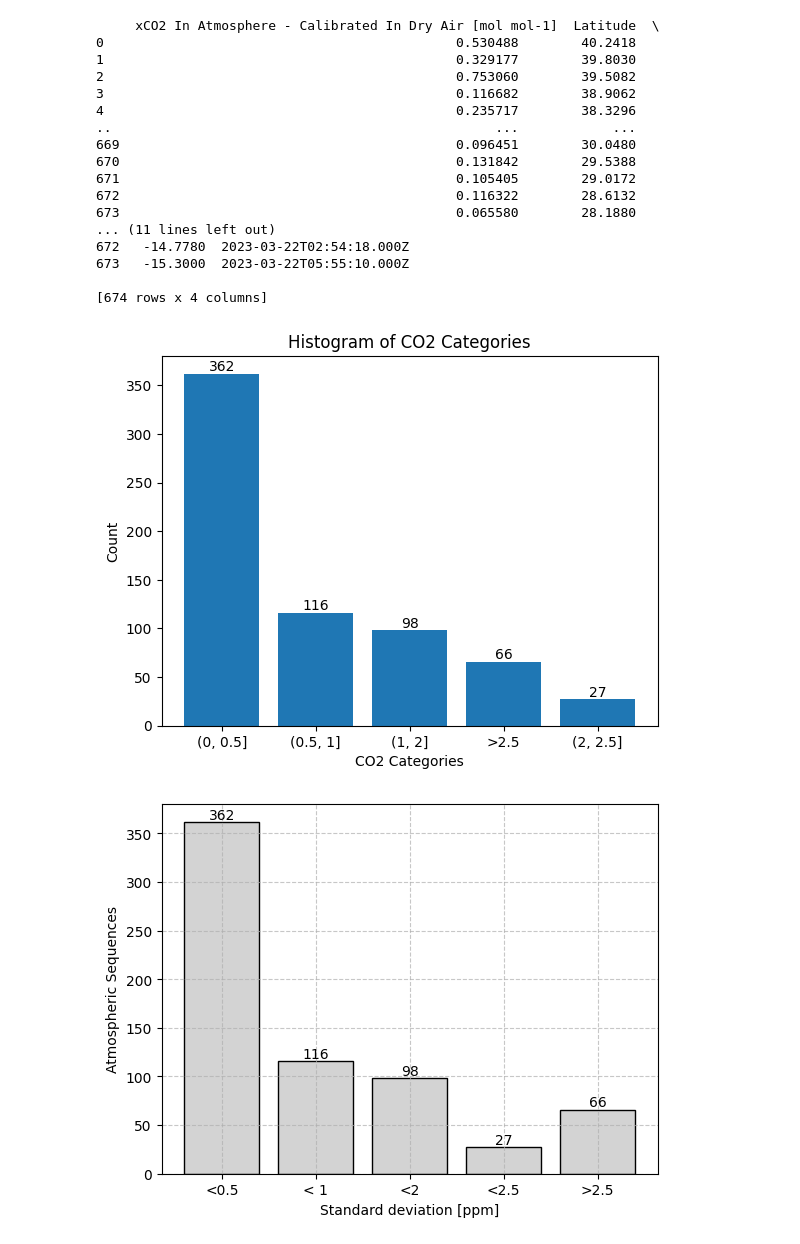
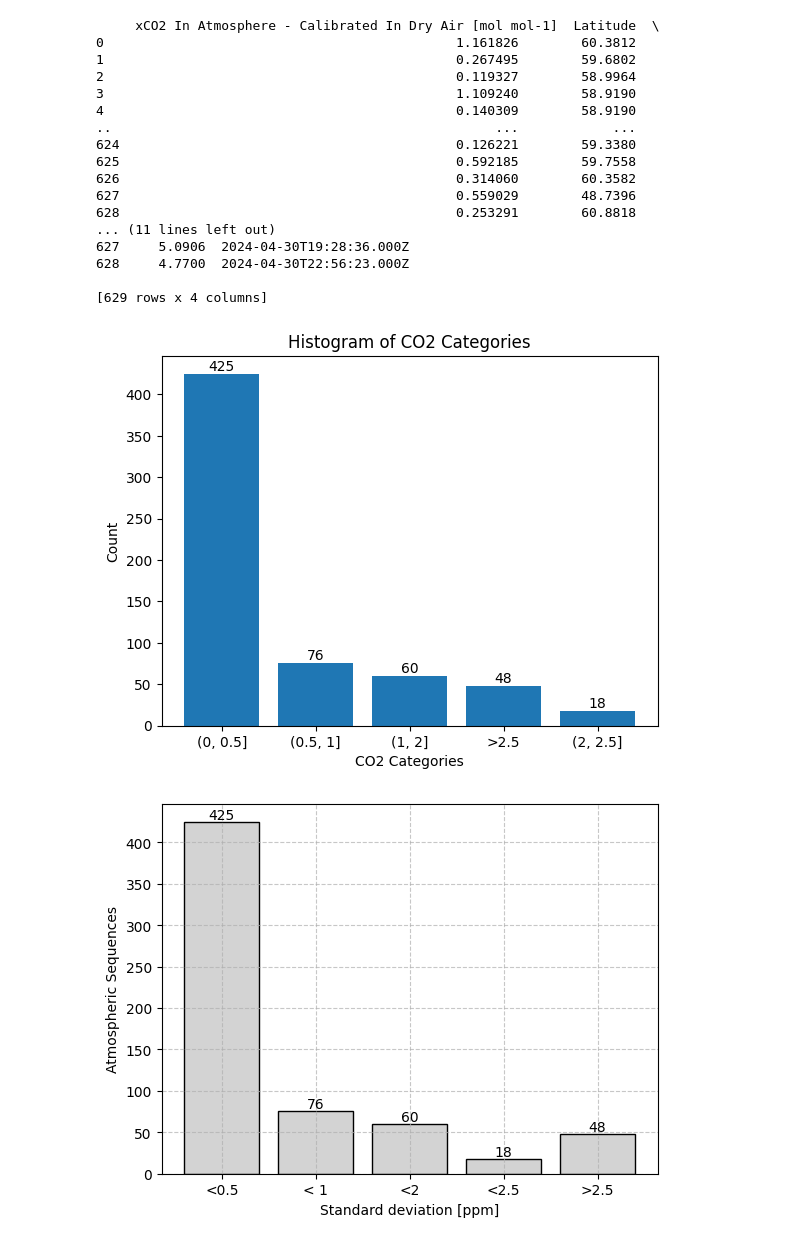
Before and after one commit to squaregoldfish/PLOTS_QUINCE, a Jupyter notebook: Plot_CO2_atm_oce.ipynb, the cells around one changed output. Saved outputs shown, nothing was run; the diff lists cells and outputs as text; code cells hidden in the pictures.

```diff
--- a/Plot_CO2_atm_oce.ipynb
+++ b/Plot_CO2_atm_oce.ipynb
@@ -30,0 +50,6 @@ dff
+# %%
+station_name = 'Sea Cargo Express'
+dataset = 'MLSC20231209'
+xco2_col = 'xCO2 In Atmosphere - Calibrated In Dry Air [mol mol-1]'
+
+xco2_record_type_col = f'{xco2_col} Type'
@@ -31,14 +67,24 @@ dff
+# %%
+datapath=f'input/{station_name}/{dataset}/dataset/ICOS OTC Labelling/{dataset}.csv'
+df=pd.read_csv(datapath)
+
+# Remove invalid data
+#df = df[df[water_flow_column] < 100]
+
+# Reset dataset indices
+df = df.reindex()
+
+df_ocean = df
 # %%
-# Assuming dff is your DataFrame
 # Find consecutive sequences of 'M' in 'xCO2 In Atmosphere - Calibrated In Dry Air [mol mol-1] Type'
-sequences = (dff['xCO2 In Atmosphere - Calibrated In Dry Air [mol mol-1] Type'] != dff['xCO2 In Atmosphere - Calibrated In Dry Air [mol mol-1] Type'].shift()).cumsum()
+sequences = (df[xco2_record_type_col] != df[xco2_record_type_col].shift()).cumsum()
 
 # Filter rows where 'xCO2 In Atmosphere - Calibrated In Dry Air [mol mol-1] Type' is 'M'
-m_sequences = dff[dff['xCO2 In Atmosphere - Calibrated In Dry Air [mol mol-1] Type'] == 'M']
+m_sequences = df[df[xco2_record_type_col] == 'M']
 
 # Group by consecutive sequences and calculate the required values
 df_oc_filtered = m_sequences.groupby(sequences).agg({
-    'xCO2 In Atmosphere - Calibrated In Dry Air [mol mol-1]': 'std',
+    xco2_col: 'std',
     'Latitude': 'mean',
     'Longitude': 'mean',
     'Date/Time': 'first'
@@ -51,29 +97,29 @@ df_oc_filtered.reset_index(drop=True, inplace=True)
 print(df_oc_filtered)
 # %% [output]
      xCO2 In Atmosphere - Calibrated In Dry Air [mol mol-1]  Latitude  \
-0                                             0.530488        40.2418
-1                                             0.329177        39.8030
-2                                             0.753060        39.5082
-3                                             0.116682        38.9062
-4                                             0.235717        38.3296
+0                                             1.161826        60.3812
+1                                             0.267495        59.6802
+2                                             0.119327        58.9964
+3                                             1.109240        58.9190
+4                                             0.140309        58.9190
 ..                                                 ...            ...
-669                                           0.096451        30.0480
-670                                           0.131842        29.5388
-671                                           0.105405        29.0172
-672                                           0.116322        28.6132
-673                                           0.065580        28.1880
+624                                           0.126221        59.3380
+625                                           0.592185        59.7558
+626                                           0.314060        60.3582
+627                                           0.559029        48.7396
+628                                           0.253291        60.8818
 ... (11 lines left out)
-672   -14.7780  2023-03-22T02:54:18.000Z
-673   -15.3000  2023-03-22T05:55:10.000Z
+627     5.0906  2024-04-30T19:28:36.000Z
+628     4.7700  2024-04-30T22:56:23.000Z
 
-[674 rows x 4 columns]
+[629 rows x 4 columns]
 # %%
 # Assuming 'result' is your DataFrame with calculated values
 # Define custom bins
 bins = [0, 0.5, 1, 2, 2.5, float('inf')]
 
 # Categorize 'xCO2 In Atmosphere - Calibrated In Dry Air [mol mol-1]' into specified bins
-df_oc_filtered['CO2 Categories'] = pd.cut(df_oc_filtered['xCO2 In Atmosphere - Calibrated In Dry Air [mol mol-1]'], bins=bins, labels=['(0, 0.5]', '(0.5, 1]', '(1, 2]', '(2, 2.5]', '>2.5'])
+df_oc_filtered['CO2 Categories'] = pd.cut(df_oc_filtered[xco2_col], bins=bins, labels=['(0, 0.5]', '(0.5, 1]', '(1, 2]', '(2, 2.5]', '>2.5'])
 
 # Count the occurrences in each category
 category_counts = df_oc_filtered['CO2 Categories'].value_counts()
@@ -93,42 +139,42 @@ for i, count in enumerate(category_counts):
 # Display the plot
 plt.show()
 # %% [output]
-[figure, old version]
+[figure, new version]
 # %%
-co2_values=df_oc_filtered['xCO2 In Atmosphere - Calibrated In Dry Air [mol mol-1]']
+co2_values=df_oc_filtered[xco2_col]
 
 # Assuming df_oc_filtered is your DataFrame with calculated values
 # Define custom bins and categories
 bins = [0, 0.5, 1, 2, 2.5, float('inf')]
 categories = ['<0.5', '< 1', '<2', '<2.5', '>2.5']
 
 # Categorize 'xCO2 In Atmosphere - Calibrated In Dry Air [mol mol-1]' into specified bins
-df_oc_filtered['CO2 Categories'] = pd.cut(df_oc_filtered['xCO2 In Atmosphere - Calibrated In Dry Air [mol mol-1]'], bins=bins, labels=categories)
+df_oc_filtered['CO2 Categories'] = pd.cut(df_oc_filtered[xco2_col], bins=bins, labels=categories)
 
 # Count the occurrences in each category
 category_counts = df_oc_filtered['CO2 Categories'].value_counts()
 
 # Set the order of the x-axis labels to be the same as the categories list
 order = categories
 
 # Create a bar plot (histogram) of the CO2 categories with specified order
 plt.bar(order, category_counts[order], color='lightgray', edgecolor='black')
 
 # Add the number of observations on top of each bar
 for i, count in enumerate(category_counts[order]):
     plt.text(i, count, str(count), ha='center', va='bottom')
 
 plt.grid(True, linestyle='--', alpha=0.7)
 
 
 
 # Set labels and title
 plt.xlabel('Standard deviation [ppm]')
 plt.ylabel('Atmospheric Sequences')
 # Specify the file path and name
-output_path = "/Users/joanmateuhorrachpou/WORK/QUINCE/x.Scripts_OLD/VOS_STD_script_for_labelling_report/output/CanOA_atm_ocean_comparison_std.png"
+output_path = f'{output_folder}/atm_ocean_comparison_std.png'
 # Save the plot as a PNG file with high quality
 plt.savefig(output_path, dpi=400, bbox_inches='tight')
 # %% [output]
-[figure, old version]
+[figure, new version]
 # %%
```
Also changed, not shown: parts of 14 cells of this notebook.
